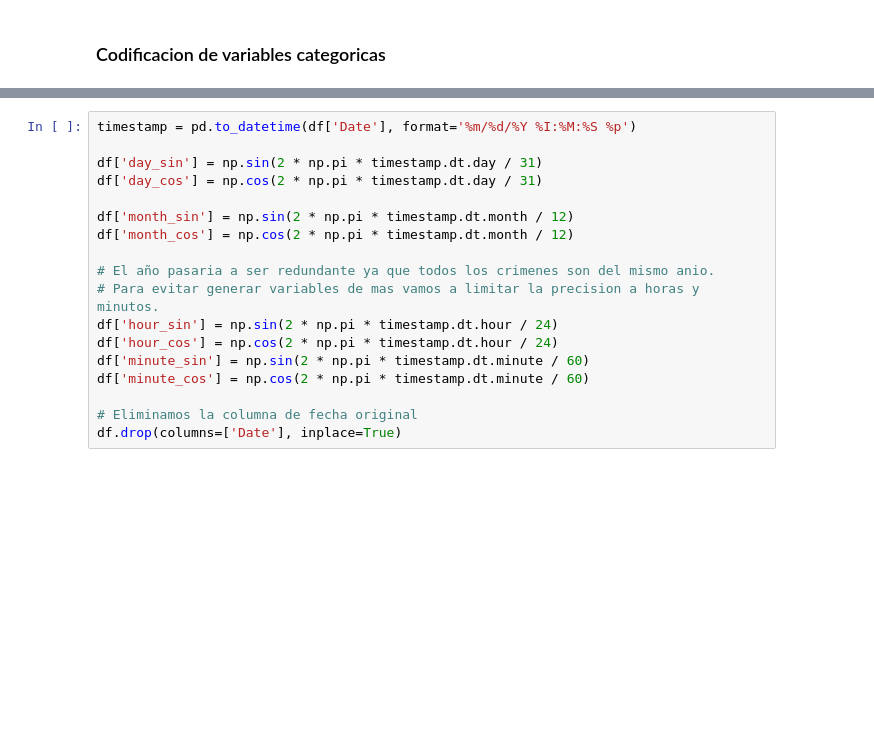
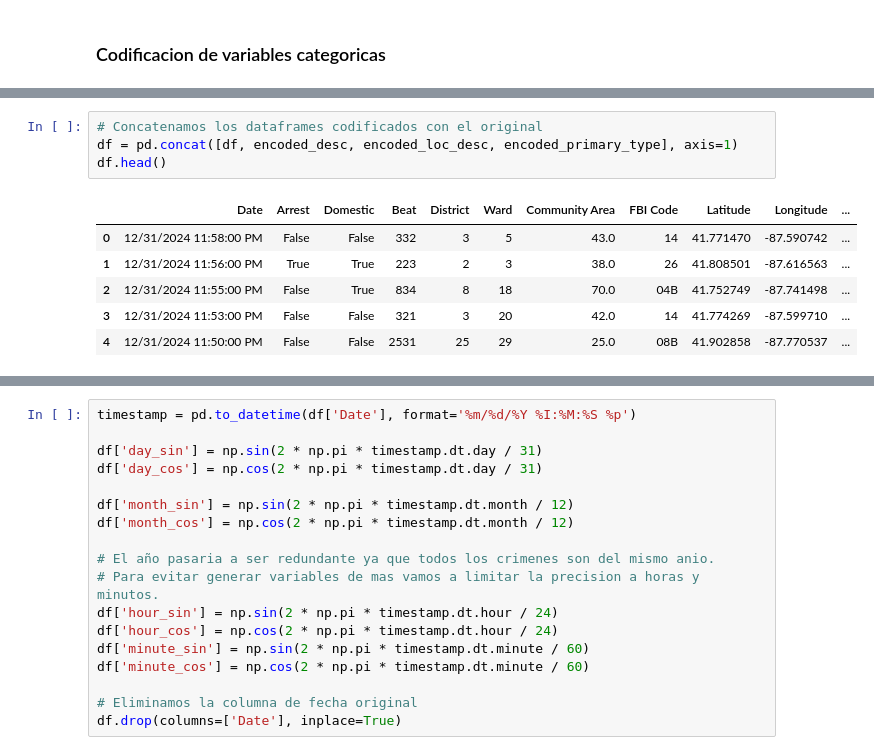
Before and after one commit to maximdorogov/fiuba-analisis-de-datos, a Jupyter notebook: tp2.ipynb, the cells around one changed output, grey strips where cells are left out. Cells and saved outputs as stored; diff of their text form; blank space fills up the shorter version.

```diff
--- a/tp2.ipynb
+++ b/tp2.ipynb
@@ -225,0 +252,11 @@ Cyclic encoding para las variables de tipo fecha, ya que representan un ciclo an
+# %%
+# Concatenamos los dataframes codificados con el original
+df = pd.concat([df, encoded_desc, encoded_loc_desc, encoded_primary_type], axis=1)
+df.head()
+# %% [output]
+|  | Date | Arrest | Domestic | Beat | District | Ward | Community Area | FBI Code | Latitude | Longitude | ... |
+| 0 | 12/31/2024 11:58:00 PM | False | False | 332 | 3 | 5 | 43.0 | 14 | 41.771470 | -87.590742 | ... |
+| 1 | 12/31/2024 11:56:00 PM | True | True | 223 | 2 | 3 | 38.0 | 26 | 41.808501 | -87.616563 | ... |
+| 2 | 12/31/2024 11:55:00 PM | False | True | 834 | 8 | 18 | 70.0 | 04B | 41.752749 | -87.741498 | ... |
+| 3 | 12/31/2024 11:53:00 PM | False | False | 321 | 3 | 20 | 42.0 | 14 | 41.774269 | -87.599710 | ... |
+| 4 | 12/31/2024 11:50:00 PM | False | False | 2531 | 25 | 29 | 25.0 | 08B | 41.902858 | -87.770537 | ... |
```
Also changed, not shown: parts of 23 cells of this notebook.
